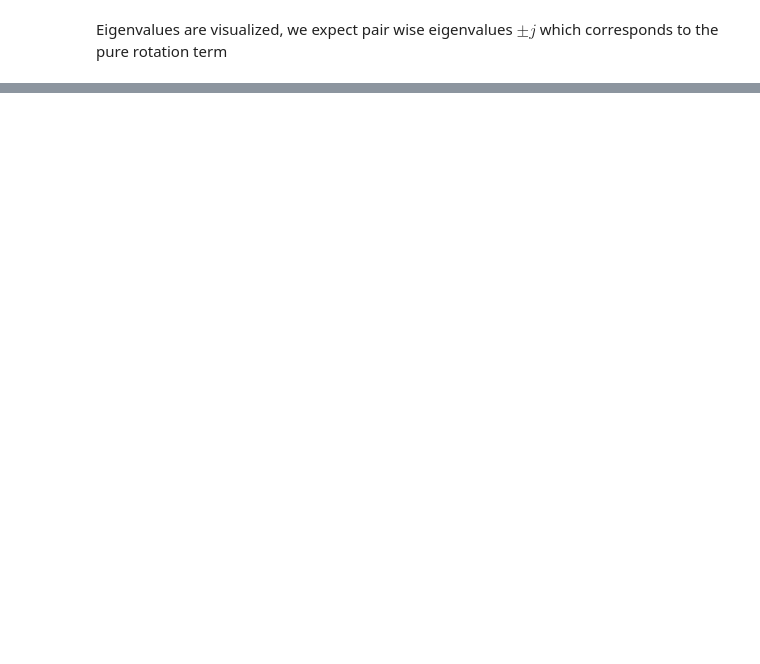
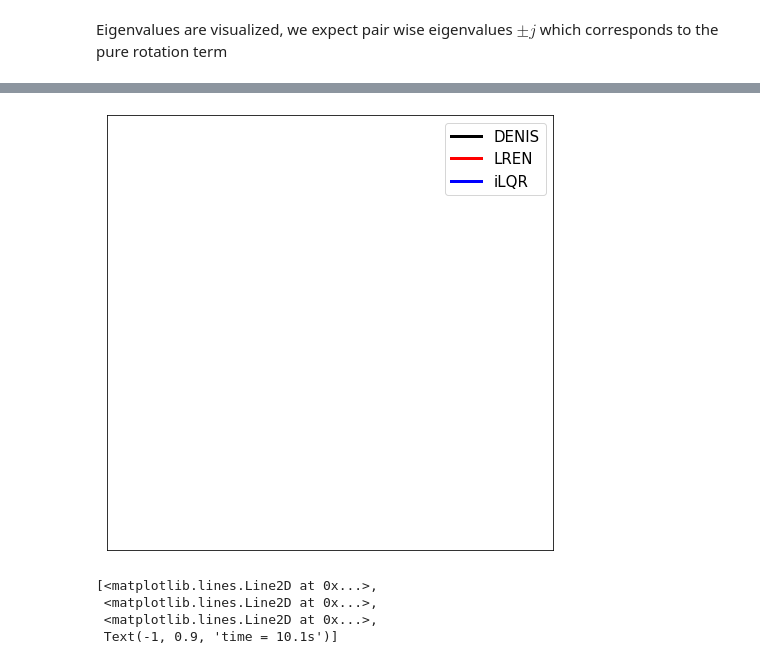
Before and after one commit to xl402/DeepKoopman, a Jupyter notebook: control/pendulum-control.ipynb, the cells around one changed output, grey strips where cells are left out. Cells and saved outputs as stored; diff of their text form; code cells hidden in the pictures; blank space fills up the shorter version.

Commit message:
control added

```diff
--- a/control/pendulum-control.ipynb
+++ b/control/pendulum-control.ipynb
@@ -287,0 +337,40 @@ ani.save(fn+'.mp4',writer='ffmpeg')
+# %%
+import matplotlib.animation as animation
+fig = plt.figure(figsize=(8, 8), facecolor='w')
+ax = fig.add_subplot(1, 1, 1)
+plt.rcParams['font.size'] = 15
+ax.set_xlim([-1, 1])
+ax.set_ylim([-2, 2])
+ax.set_yticks([])
+ax.set_xticks([])
+lns = []
+
+for i in range(len(sol_de)):
+    ln, = ax.plot([0, np.sin(sol_de[i, 0])], [0, -np.cos(sol_de[i, 0])],
+                  color='k', lw=3, label="DENIS" if i == 0 else "")
+
+    ln1, = ax.plot([0, np.sin(sol_lr[i, 0])], [0, -np.cos(sol_lr[i, 0])],
+                  color='r', lw=3, label="LREN" if i == 0 else "")
+
+    ln2, = ax.plot([0, np.sin(xs[i, 0])], [0, -np.cos(xs[i, 0])],
+                  color='b', lw=3, label="iLQR" if i == 0 else "")
+
+    #tm = ax.text(-1, 0.9, 'time = %.1fs' % t1[i])
+    lns.append([ln, ln1, ln2, tm])
+ax.set_aspect('equal', 'datalim')
+ax.legend()
+
+
+interval=50
+ani = animation.ArtistAnimation(fig, lns, interval=interval)
+fn = 'figures/pendulum_controlled_ilqr_3'
+ani.save(fn+'.mp4',writer='ffmpeg')
+# %% [output]
+[figure, added]
+# %%
+lns[0]
+# %% [output]
+[<matplotlib.lines.Line2D at 0x...>,
+ <matplotlib.lines.Line2D at 0x...>,
+ <matplotlib.lines.Line2D at 0x...>,
+ Text(-1, 0.9, 'time = 10.1s')]
```
Also changed, not shown: parts of 15 cells of this notebook, 8 other files.
